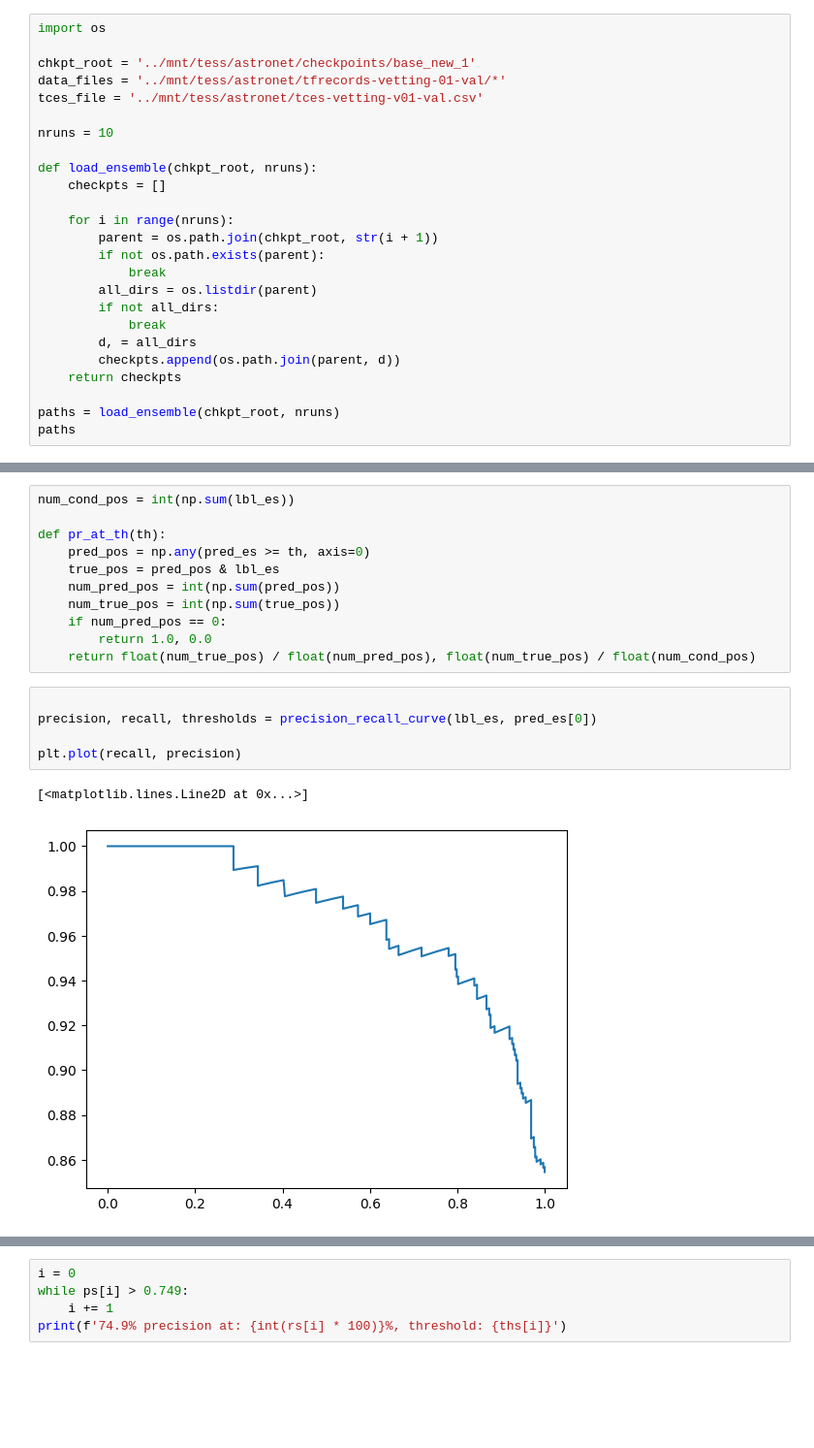
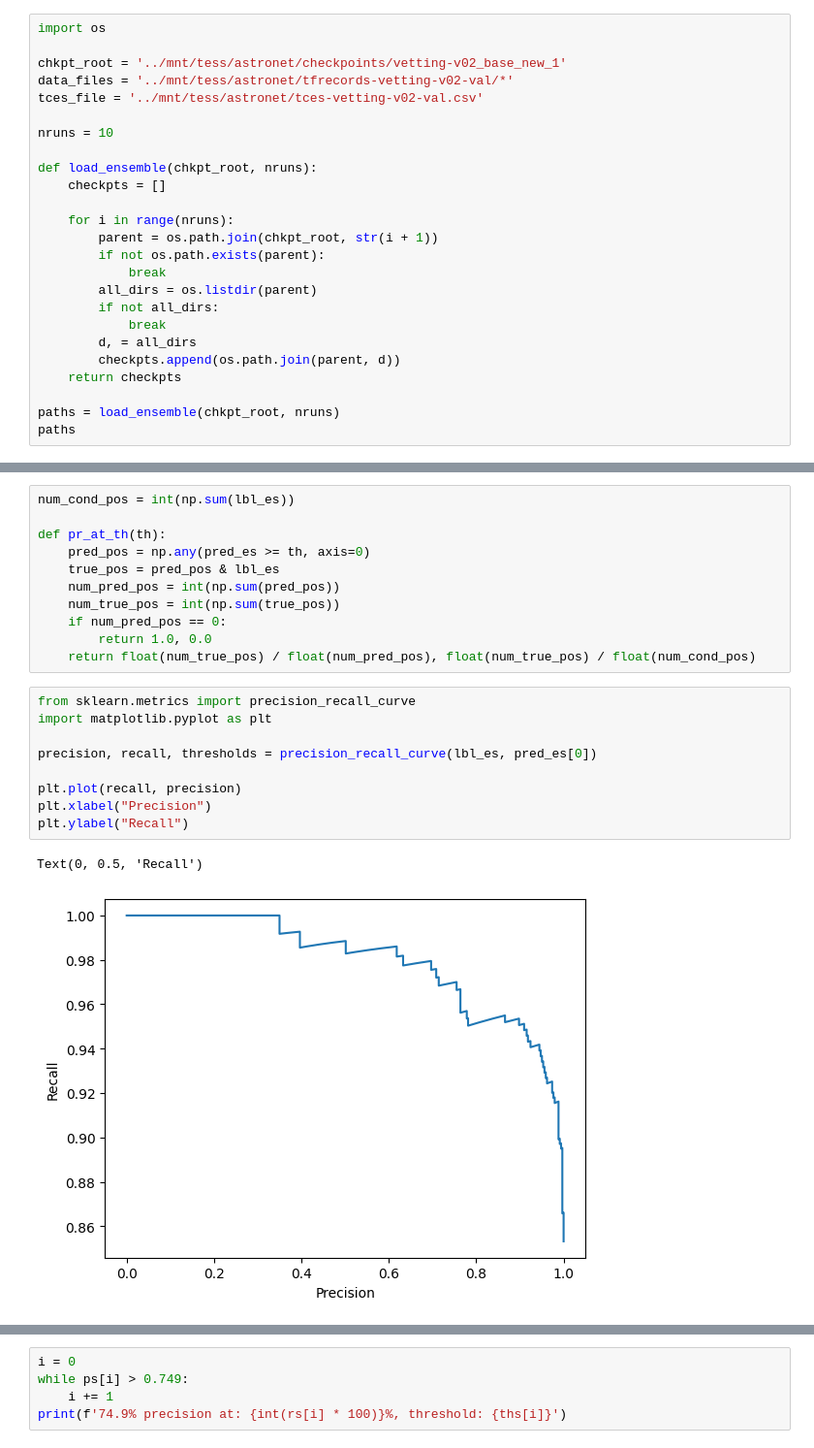
Before and after one commit to mit-kavli-institute/astronet-triage, a Jupyter notebook: Predict-vetting-val.ipynb, the cells around one changed output, grey strips where cells are left out. Shown at 97% size. Cells and saved outputs as stored; diff of their text form; blank space fills up the shorter version.

Commit message:
Running on new vetting-v02.csv including TOIs

```diff
--- a/Predict-vetting-val.ipynb
+++ b/Predict-vetting-val.ipynb
@@ -1,9 +1,9 @@
 # %%
 import os
 
-chkpt_root = '../mnt/tess/astronet/checkpoints/base_new_1'
-data_files = '../mnt/tess/astronet/tfrecords-vetting-01-val/*'
-tces_file = '../mnt/tess/astronet/tces-vetting-v01-val.csv'
+chkpt_root = '../mnt/tess/astronet/checkpoints/vetting-v02_base_new_1'
+data_files = '../mnt/tess/astronet/tfrecords-vetting-v02-val/*'
+tces_file = '../mnt/tess/astronet/tces-vetting-v02-val.csv'
 
 nruns = 10
 
@@ -258,13 +254,17 @@ def pr_at_th(th):
         return 1.0, 0.0
     return float(num_true_pos) / float(num_pred_pos), float(num_true_pos) / float(num_cond_pos)
 # %%
+from sklearn.metrics import precision_recall_curve
+import matplotlib.pyplot as plt
 
 precision, recall, thresholds = precision_recall_curve(lbl_es, pred_es[0])
 
 plt.plot(recall, precision)
+plt.xlabel("Precision")
+plt.ylabel("Recall")
 # %% [output]
-[<matplotlib.lines.Line2D at 0x...>]
+Text(0, 0.5, 'Recall')
-[figure, old version]
+[figure, new version]
 # %%
 # np.sum(ytrue, axis=1)
 tce_labels.head(6) # TODO: Some objects have multiple labels or no labels - how to assess metrics?
```
Also changed, not shown: parts of 11 cells of this notebook, 4 other files.
